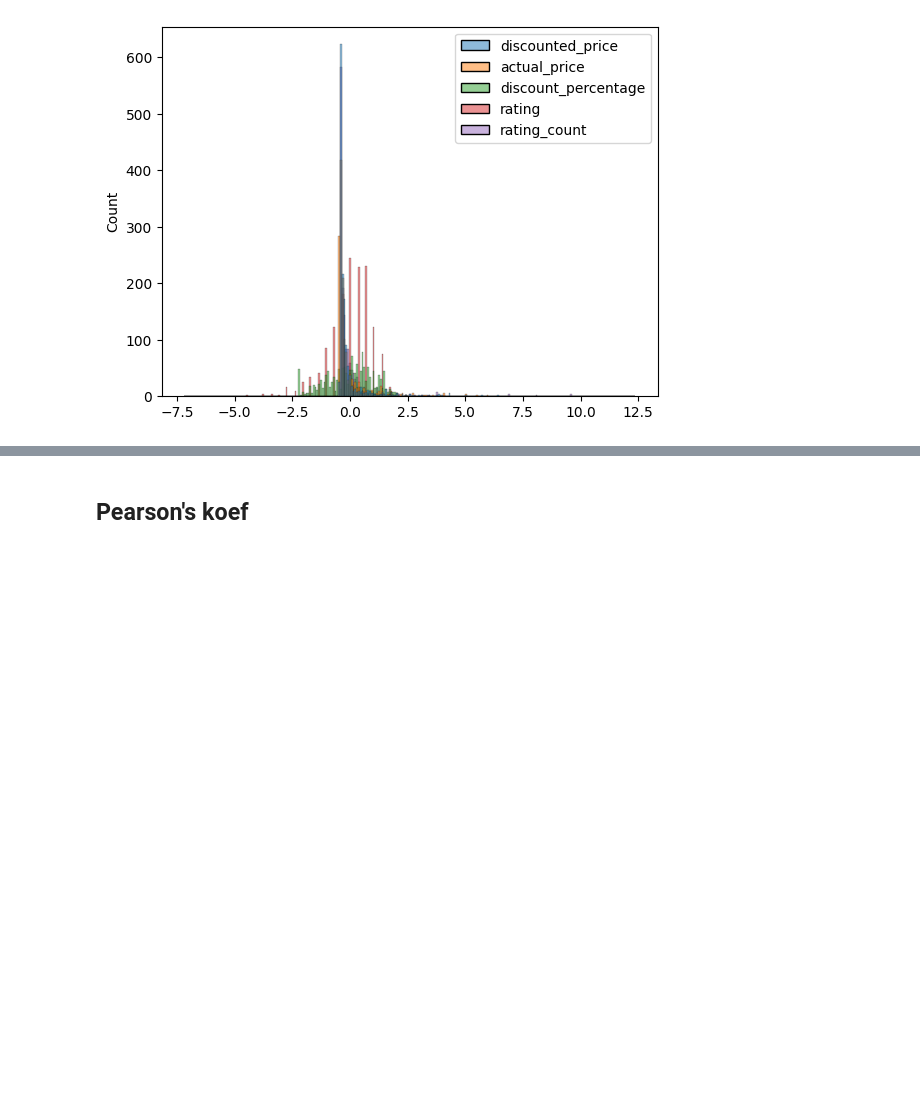
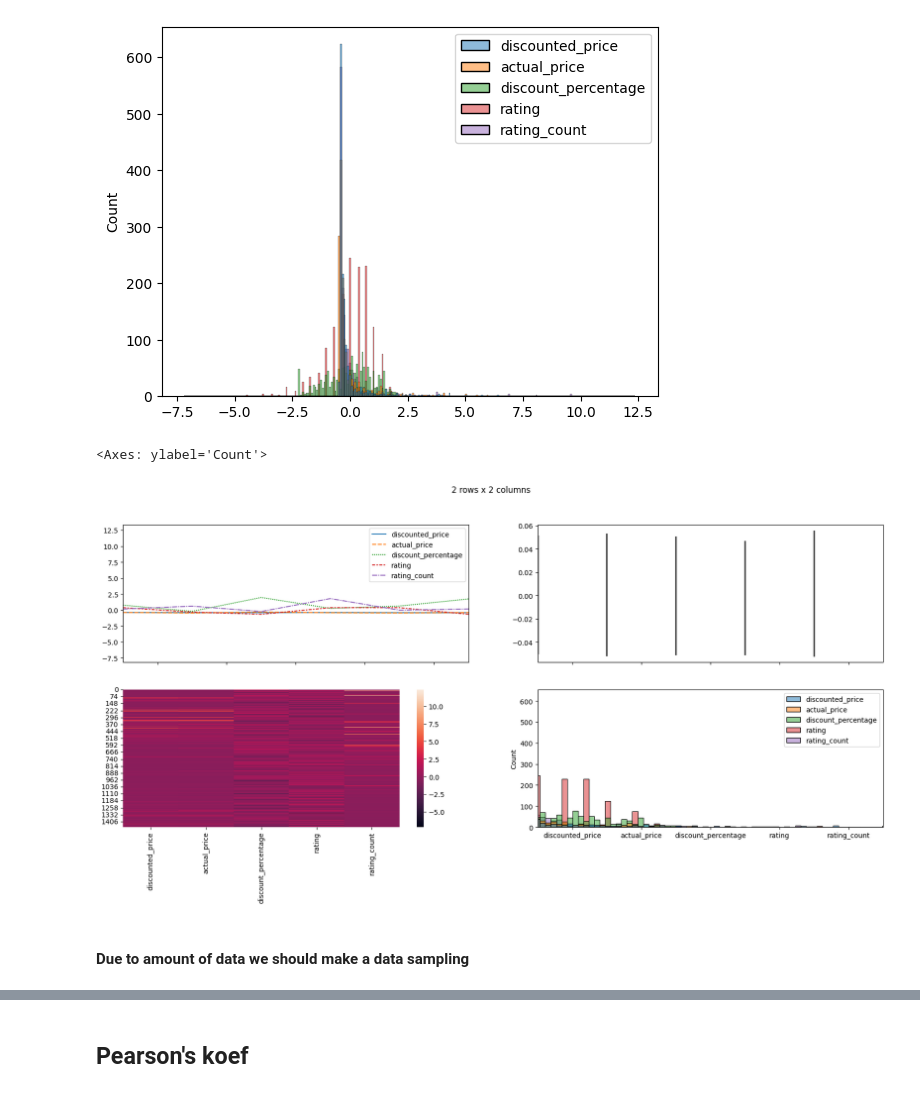
Before and after one commit to JavaConterry/SpecProg-DS-DA, a Jupyter notebook: Course Project/Amazon Sales Analysis.ipynb, the cells around one changed output, grey strips where cells are left out. Cells and saved outputs as stored; diff of their text form; code cells hidden in the pictures; blank space fills up the shorter version.

```diff
--- a/Course Project/Amazon Sales Analysis.ipynb
+++ b/Course Project/Amazon Sales Analysis.ipynb
@@ -203,3 +190,17 @@ sns.histplot(num_df)
 # %% [output]
 <Axes: ylabel='Count'>
 [figure]
+# %%
+import matplotlib.pyplot as plt
+fig, axes = plt.subplots(2, 2, sharex=True, figsize=(20,8))
+fig.suptitle('2 rows x 2 columns')
+
+sns.lineplot(ax=axes[0, 0], data=std_num_df)
+sns.barplot(ax=axes[0, 1], data=std_num_df)
+sns.heatmap(ax=axes[1, 0], data=std_num_df)
+sns.histplot(ax=axes[1, 1], data=std_num_df)
+# %% [output]
+<Axes: ylabel='Count'>
+[figure, added]
+# %% [markdown]
+#### Due to amount of data we should make a **data sampling**
```
Also changed, not shown: parts of 15 cells of this notebook.
